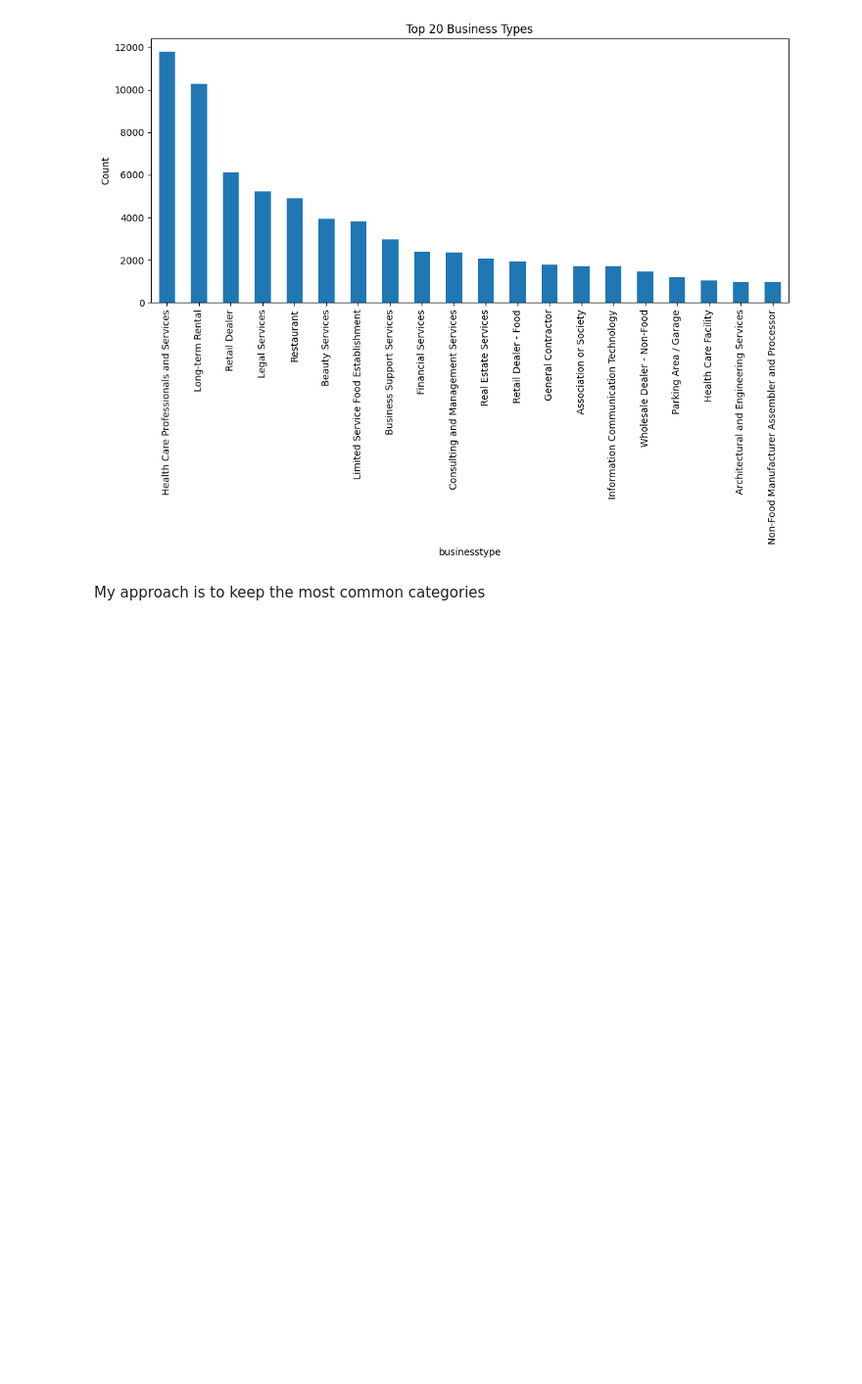
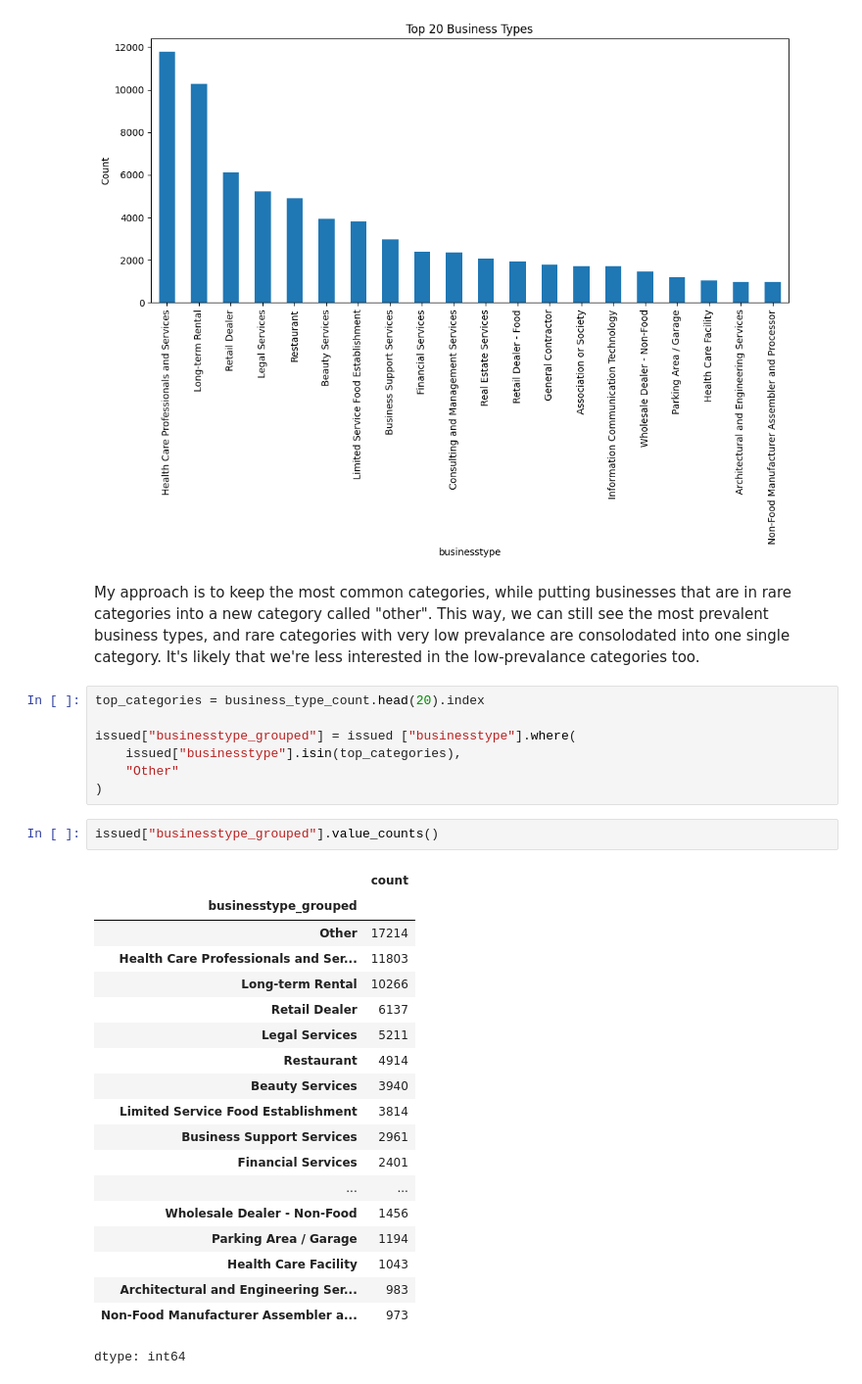
Before and after one commit to zlwym/Assignment03, a Jupyter notebook: iat461_a3_zoemann_301452821.ipynb, the cells around one changed output. Shown at 98% size. Drawn from its saved outputs; the diff is of its cells as text; blank space fills up the shorter version.

```diff
--- a/iat461_a3_zoemann_301452821.ipynb
+++ b/iat461_a3_zoemann_301452821.ipynb
@@ -201,5 +201,34 @@ plt.ylabel("Count")
 plt.show()
 # %% [output]
 [figure]
-# %% [markdown]
-My approach is to keep the most common categories
+# %% [markdown]
+My approach is to keep the most common categories, while putting businesses that are in rare categories into a new category called "other". This way, we can still see the most prevalent business types, and rare categories with very low prevalance are consolodated into one single category. It's likely that we're less interested in the low-prevalance categories too.
+# %%
+top_categories = business_type_count.head(20).index
+
+issued["businesstype_grouped"] = issued ["businesstype"].where(
+    issued["businesstype"].isin(top_categories),
+    "Other"
+)
+# %%
+issued["businesstype_grouped"].value_counts()
+# %% [output]
+|  | count |
+| businesstype_grouped |  |
+| Other | 17214 |
+| Health Care Professionals and Ser... | 11803 |
+| Long-term Rental | 10266 |
+| Retail Dealer | 6137 |
+| Legal Services | 5211 |
+| Restaurant | 4914 |
+| Beauty Services | 3940 |
+| Limited Service Food Establishment | 3814 |
+| Business Support Services | 2961 |
+| Financial Services | 2401 |
+| ... | ... |
+| Wholesale Dealer - Non-Food | 1456 |
+| Parking Area / Garage | 1194 |
+| Health Care Facility | 1043 |
+| Architectural and Engineering Ser... | 983 |
+| Non-Food Manufacturer Assembler a... | 973 |
+dtype: int64
```
